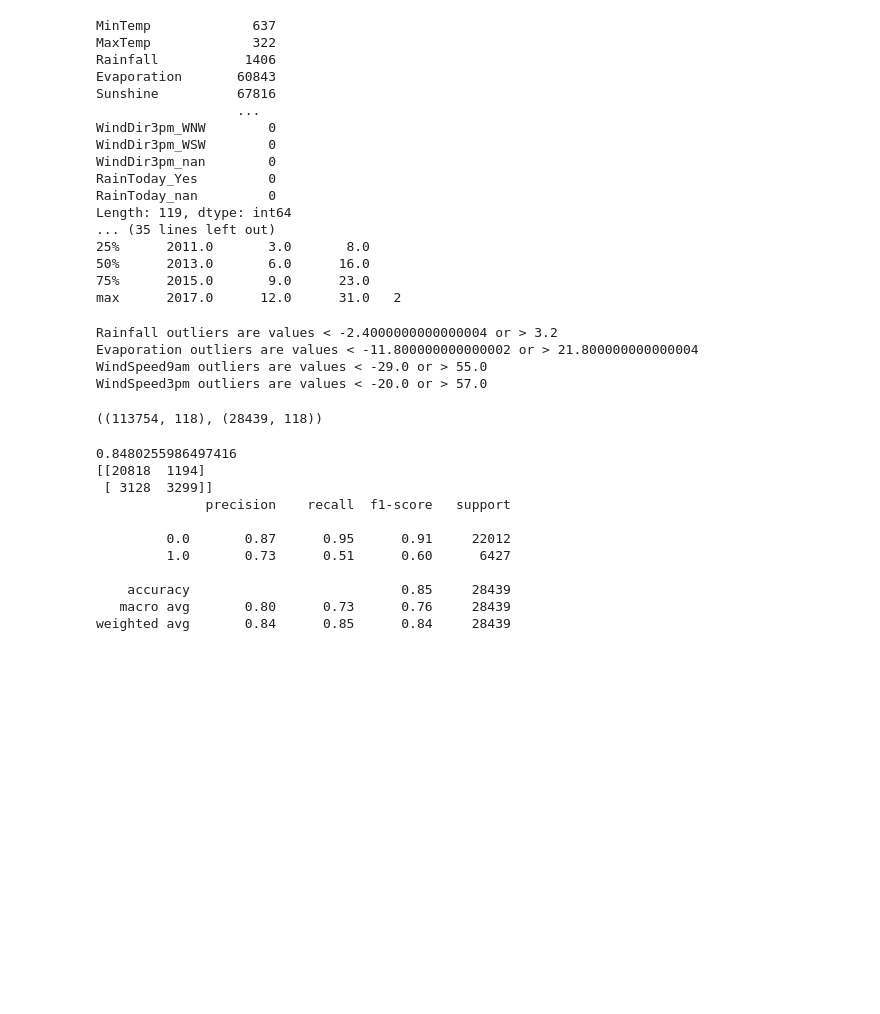
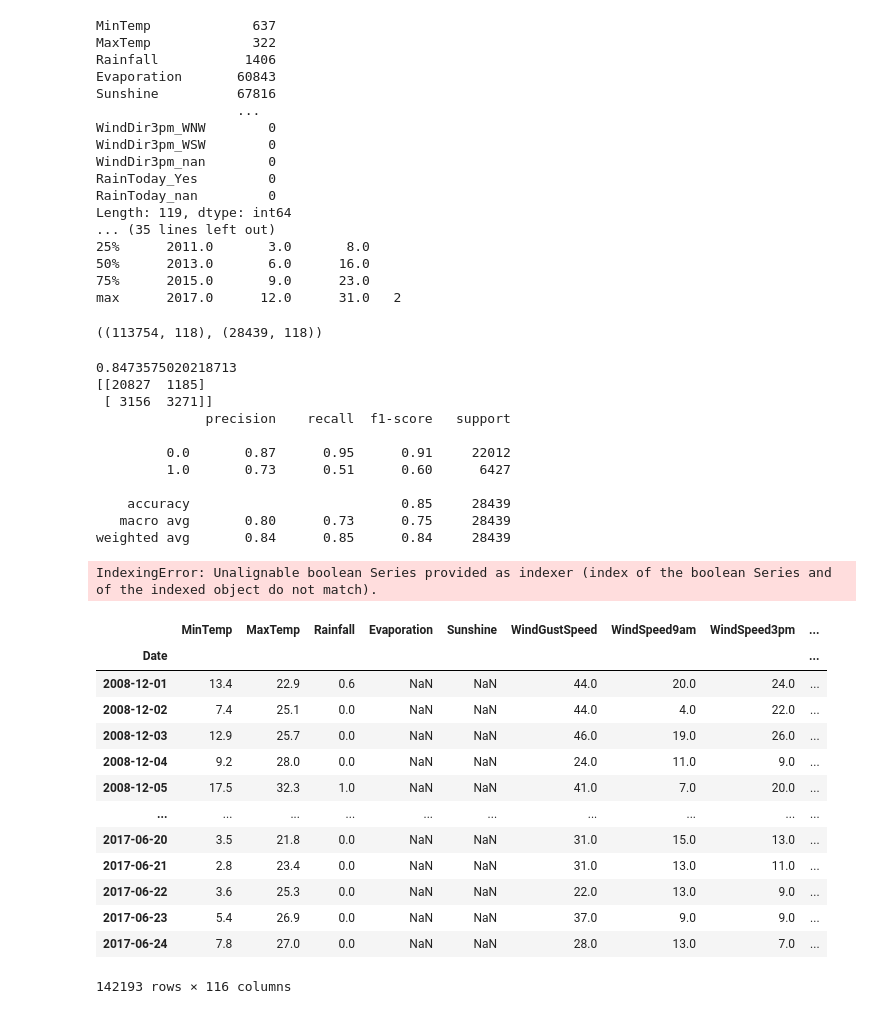
Before and after one commit to mq38/Aus_weather_forecast, a Jupyter notebook: code_weather.ipynb, the cells around one changed output. Cells and saved outputs as stored; diff of their text form; code cells hidden in the pictures; blank space fills up the shorter version.

```diff
--- a/code_weather.ipynb
+++ b/code_weather.ipynb
@@ -136,46 +136,6 @@ Length: 119, dtype: int64
 50%      2013.0       6.0      16.0
 75%      2015.0       9.0      23.0
 max      2017.0      12.0      31.0   2
-# %%
-# rainfall, evaporation, windspeed9am and windspeed 3pm might contain extreme outliers
-
-# using interquantile ranges to define outliers
-
-# find outliers for Rainfall variable
-
-IQR = df.Rainfall.quantile(0.75) - df.Rainfall.quantile(0.25)
-Lower_fence = df.Rainfall.quantile(0.25) - (IQR * 3)
-Upper_fence = df.Rainfall.quantile(0.75) + (IQR * 3)
-print('Rainfall outliers are values < {lowerboundary} or > {upperboundary}'.format(lowerboundary=Lower_fence, upperboundary=Upper_fence))
-
-#find outliers for other numerical variables
-
-IQR = df.Evaporation.quantile(0.75) - df.Evaporation.quantile(0.25)
-Lower_fence = df.Evaporation.quantile(0.25) - (IQR * 3)
-Upper_fence = df.Evaporation.quantile(0.75) + (IQR * 3)
-print('Evaporation outliers are values < {lowerboundary} or > {upperboundary}'.format(lowerboundary=Lower_fence, upperboundary=Upper_fence))
-
-IQR = df.WindSpeed9am.quantile(0.75) - df.WindSpeed9am.quantile(0.25)
-Lower_fence = df.WindSpeed9am.quantile(0.25) - (IQR * 3)
-Upper_fence = df.WindSpeed9am.quantile(0.75) + (IQR * 3)
-print('WindSpeed9am outliers are values < {lowerboundary} or > {upperboundary}'.format(lowerboundary=Lower_fence, upperboundary=Upper_fence))
-
-IQR = df.WindSpeed3pm.quantile(0.75) - df.WindSpeed3pm.quantile(0.25)
-Lower_fence = df.WindSpeed3pm.quantile(0.25) - (IQR * 3)
-Upper_fence = df.WindSpeed3pm.quantile(0.75) + (IQR * 3)
-print('WindSpeed3pm outliers are values < {lowerboundary} or > {upperboundary}'.format(lowerboundary=Lower_fence, upperboundary=Upper_fence))
-
-##remove outliers in numerical data by setting a ceiling
-
-df['Rainfall'] = df['Rainfall'].clip(upper=3.2)
-df['Evaporation'] = df['Evaporation'].clip(upper=21.8)
-df['WindSpeed9am'] = df['WindSpeed9am'].clip(upper=55)
-df['WindSpeed3pm'] = df['WindSpeed3pm'].clip(upper=57)
-# %% [output]
-Rainfall outliers are values < -2.4000000000000004 or > 3.2
-Evaporation outliers are values < -11.800000000000002 or > 21.800000000000004
-WindSpeed9am outliers are values < -29.0 or > 55.0
-WindSpeed3pm outliers are values < -20.0 or > 57.0
 # %%
 ##plots
 
@@ -252,16 +212,16 @@ print(accuracy_score(y_test, y_pred))
 print(confusion_matrix(y_test, y_pred))
 print(classification_report(y_test, y_pred))
 # %% [output]
-0.8480255986497416
-[[20818  1194]
- [ 3128  3299]]
+0.8473575020218713
+[[20827  1185]
+ [ 3156  3271]]
               precision    recall  f1-score   support
 
          0.0       0.87      0.95      0.91     22012
          1.0       0.73      0.51      0.60      6427
 
     accuracy                           0.85     28439
-   macro avg       0.80      0.73      0.76     28439
+   macro avg       0.80      0.73      0.75     28439
 weighted avg       0.84      0.85      0.84     28439
 # %%
 #kaardi genemine (see on lic temperatuuride kaart kindlal ajahetkel)
@@ -336,6 +296,8 @@ plt.ylabel("Latitude")
 
 # Show the plot
 plt.show()
+# %% [output]
+IndexingError: Unalignable boolean Series provided as indexer (index of the boolean Series and of the indexed object do not match).
 # %%
 ## average max temp for all weather stations for january
 
@@ -538,3 +500,27 @@ plt.ylabel("Latitude")
 
 # Show the plot
 plt.show()
+# %%
+# merge year month day back together
+df['Date'] = pd.to_datetime(df[['Year', 'Month', 'Day']])
+df = df.set_index('Date')
+
+# Drop Year, Month, Day columns if not needed
+df = df.drop(['Year', 'Month', 'Day'], axis=1)
+# %%
+df
+# %% [output]
+|  | MinTemp | MaxTemp | Rainfall | Evaporation | Sunshine | WindGustSpeed | WindSpeed9am | WindSpeed3pm | ... |
+| Date |  |  |  |  |  |  |  |  | ... |
+| 2008-12-01 | 13.4 | 22.9 | 0.6 | NaN | NaN | 44.0 | 20.0 | 24.0 | ... |
+| 2008-12-02 | 7.4 | 25.1 | 0.0 | NaN | NaN | 44.0 | 4.0 | 22.0 | ... |
+| 2008-12-03 | 12.9 | 25.7 | 0.0 | NaN | NaN | 46.0 | 19.0 | 26.0 | ... |
+| 2008-12-04 | 9.2 | 28.0 | 0.0 | NaN | NaN | 24.0 | 11.0 | 9.0 | ... |
+| 2008-12-05 | 17.5 | 32.3 | 1.0 | NaN | NaN | 41.0 | 7.0 | 20.0 | ... |
+| ... | ... | ... | ... | ... | ... | ... | ... | ... | ... |
+| 2017-06-20 | 3.5 | 21.8 | 0.0 | NaN | NaN | 31.0 | 15.0 | 13.0 | ... |
+| 2017-06-21 | 2.8 | 23.4 | 0.0 | NaN | NaN | 31.0 | 13.0 | 11.0 | ... |
+| 2017-06-22 | 3.6 | 25.3 | 0.0 | NaN | NaN | 22.0 | 13.0 | 9.0 | ... |
+| 2017-06-23 | 5.4 | 26.9 | 0.0 | NaN | NaN | 37.0 | 9.0 | 9.0 | ... |
+| 2017-06-24 | 7.8 | 27.0 | 0.0 | NaN | NaN | 28.0 | 13.0 | 7.0 | ... |
+142193 rows × 116 columns
```
Also changed, not shown: parts of 2 cells of this notebook.
